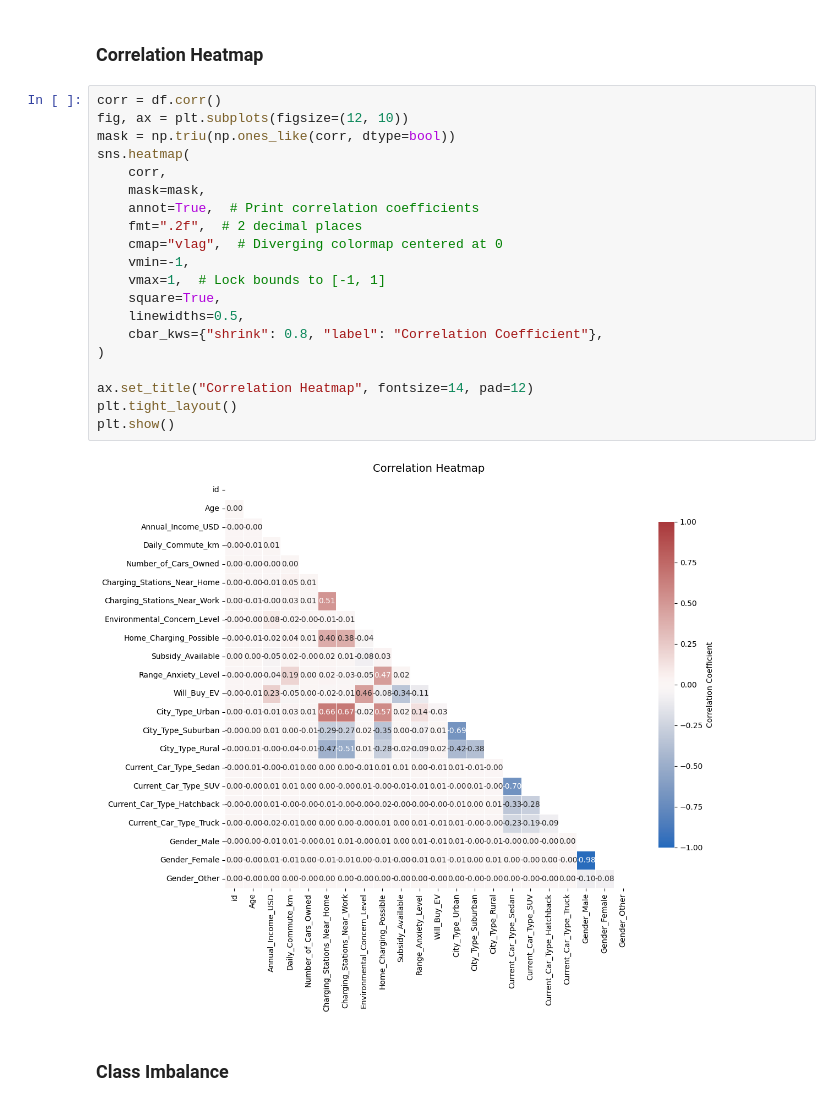
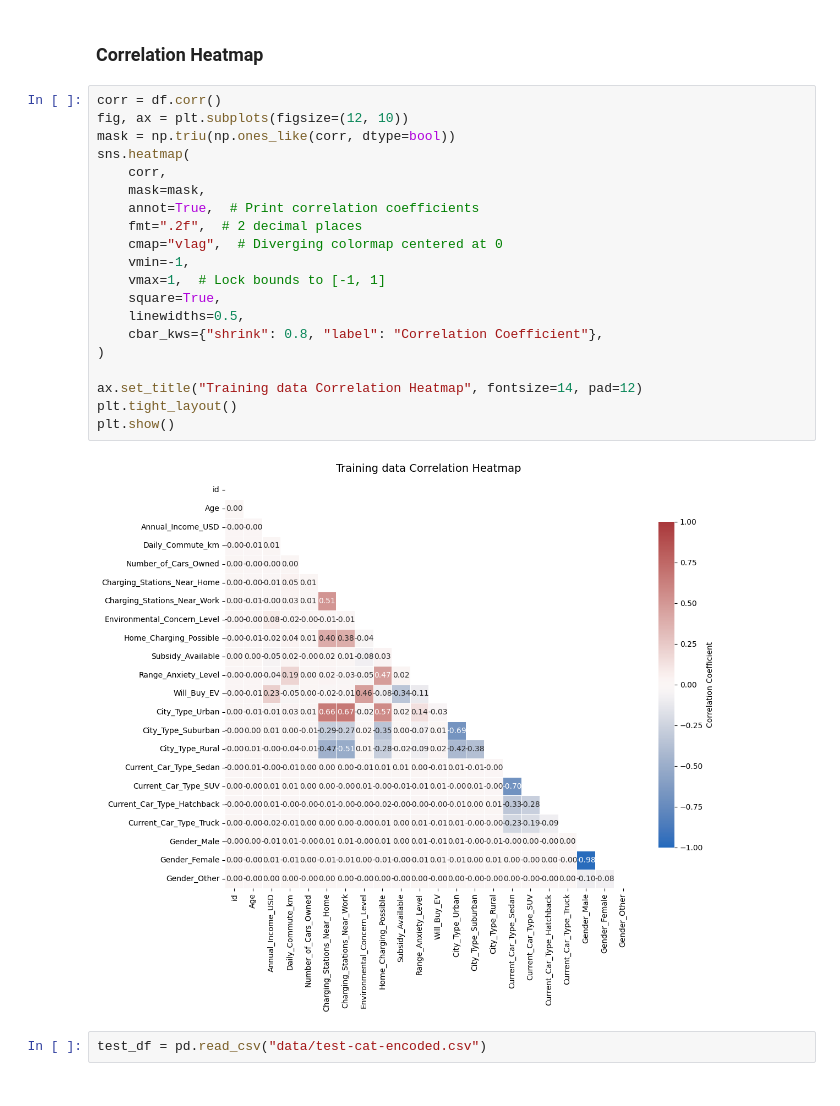
Before and after one commit to YWY2002/E-vehicle-purchase-prediction, a Jupyter notebook: feature_analysis.ipynb, the cells around one changed output. Cells and saved outputs as stored; diff of their text form.

```diff
--- a/feature_analysis.ipynb
+++ b/feature_analysis.ipynb
@@ -31,24 +31,24 @@ Number of columns: 22
 # %%
 corr = df.corr()
 fig, ax = plt.subplots(figsize=(12, 10))
 mask = np.triu(np.ones_like(corr, dtype=bool))
 sns.heatmap(
     corr,
     mask=mask,
     annot=True,  # Print correlation coefficients
     fmt=".2f",  # 2 decimal places
     cmap="vlag",  # Diverging colormap centered at 0
     vmin=-1,
     vmax=1,  # Lock bounds to [-1, 1]
     square=True,
     linewidths=0.5,
     cbar_kws={"shrink": 0.8, "label": "Correlation Coefficient"},
 )
 
-ax.set_title("Correlation Heatmap", fontsize=14, pad=12)
+ax.set_title("Training data Correlation Heatmap", fontsize=14, pad=12)
 plt.tight_layout()
 plt.show()
 # %% [output]
-[figure, old version]
+[figure, new version]
-# %% [markdown]
-### Class Imbalance
+# %%
+test_df = pd.read_csv("data/test-cat-encoded.csv")
```
Also changed, not shown: parts of 1 cell of this notebook, 3 other files.
